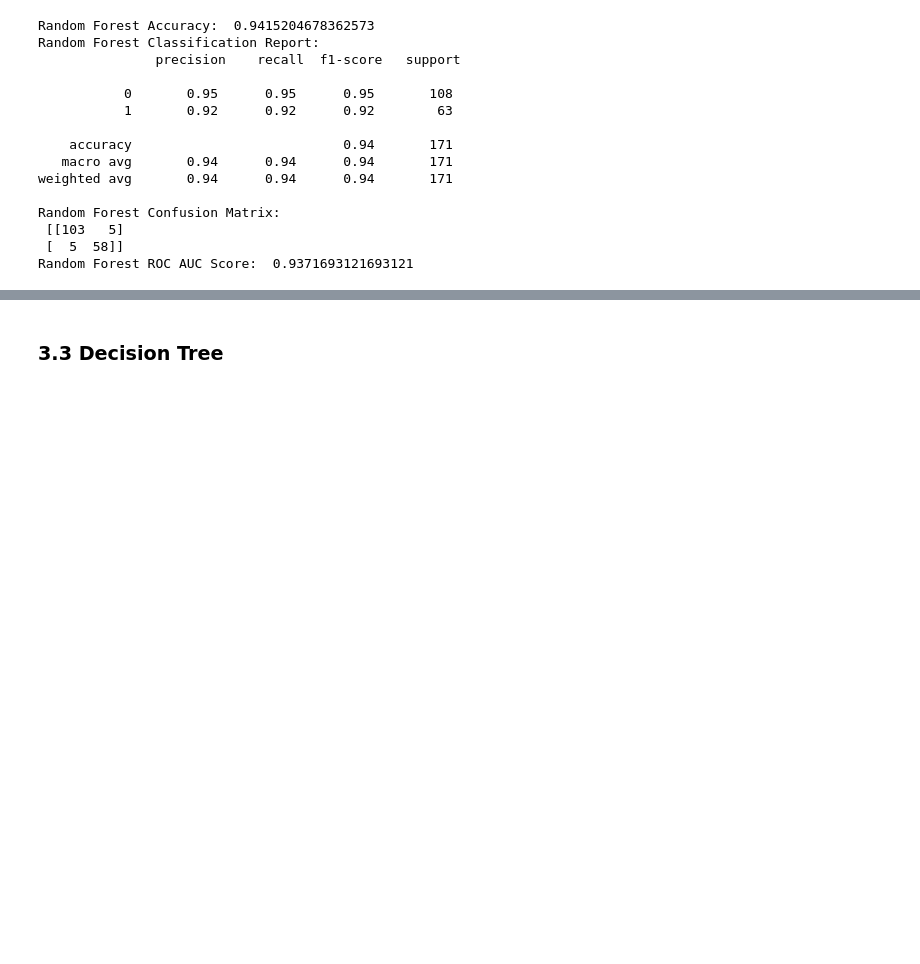
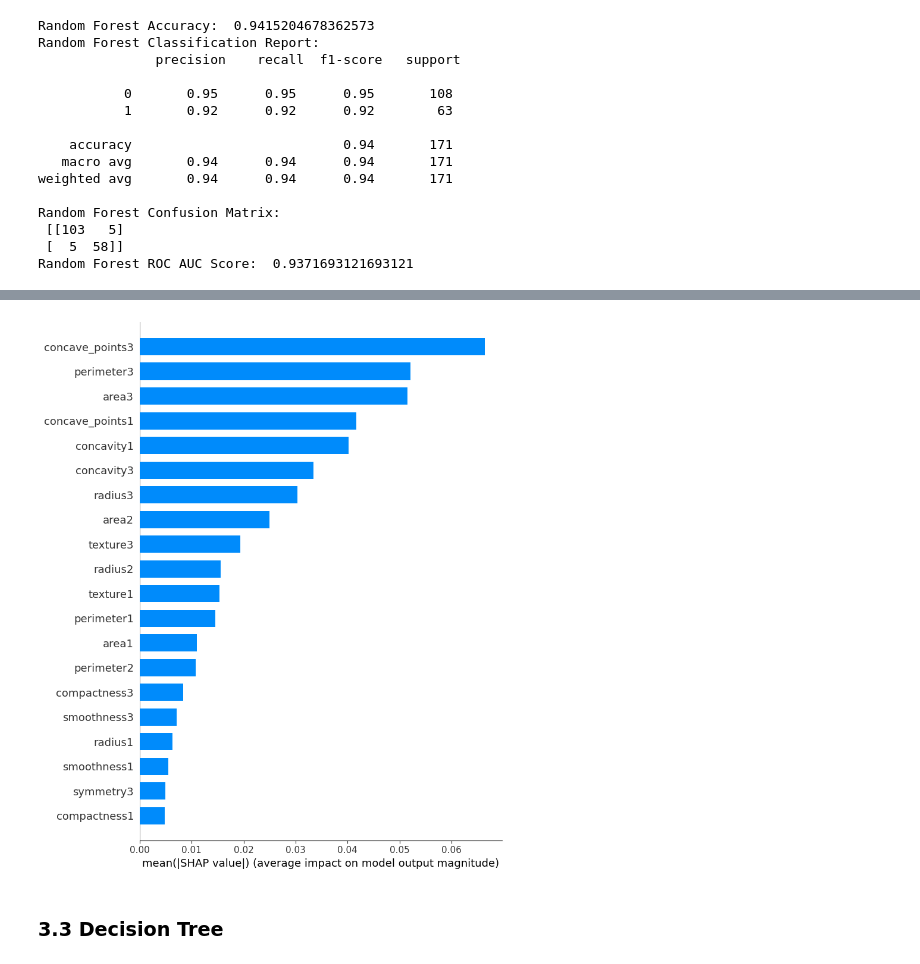
Before and after one commit to devanshis12/mlcb-bc-detection, a Jupyter notebook: bc_model.ipynb, the cells around one changed output, grey strips where cells are left out. Saved outputs shown, nothing was run; the diff lists cells and outputs as text; code cells hidden in the pictures; blank space fills up the shorter version.

```diff
--- a/bc_model.ipynb
+++ b/bc_model.ipynb
@@ -306,3 +418,7 @@ Random Forest ROC AUC Score:  0.9371693121693121
+# %%
+shap.summary_plot(shap_values_rf[..., 1], X_test, plot_type="bar", feature_names=X.columns)
+# %% [output]
+[figure, added]
 # %% [markdown]
 ### 3.3 Decision Tree
 # %%
```
Also changed, not shown: parts of 58 cells of this notebook.
